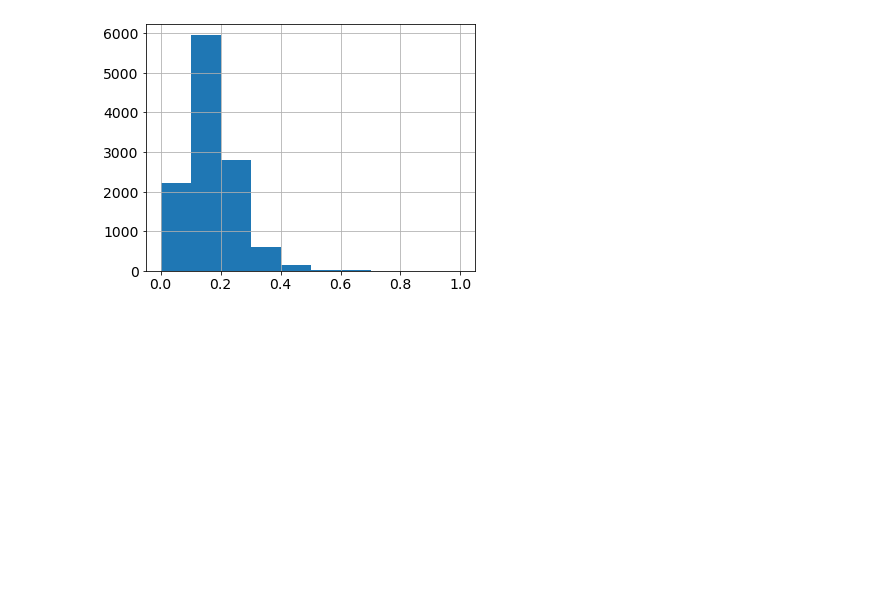
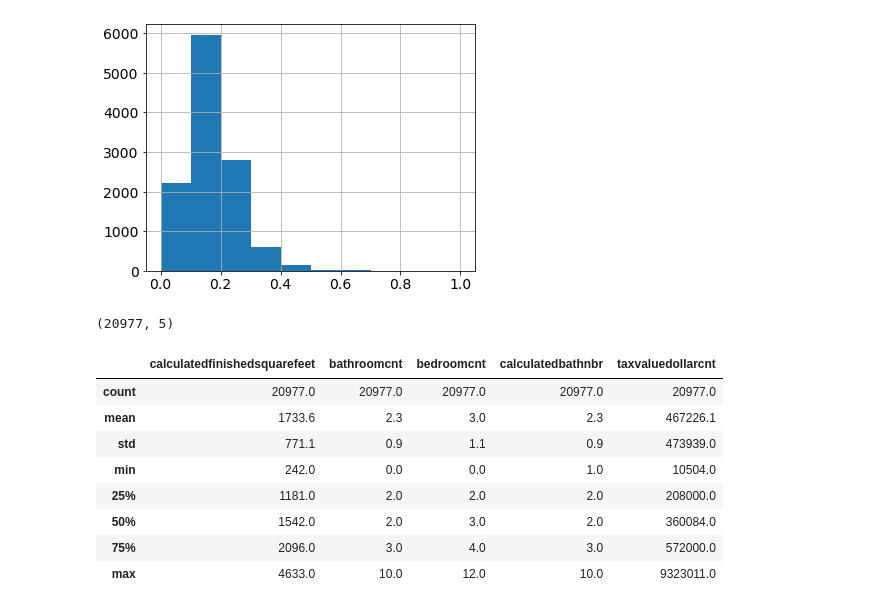
Before and after one commit to AAranda10/regression_project, a Jupyter notebook: explore.ipynb, the cells around one changed output. Drawn from its saved outputs; the diff is of its cells as text; code cells hidden in the pictures; blank space fills up the shorter version.

```diff
--- a/explore.ipynb
+++ b/explore.ipynb
@@ -137,0 +144,16 @@ plt.show()
+# %%
+eval_df.shape
+# %% [output]
+(20977, 5)
+# %%
+eval_df.describe().round(1)
+# %% [output]
+|  | calculatedfinishedsquarefeet | bathroomcnt | bedroomcnt | calculatedbathnbr | taxvaluedollarcnt |
+| count | 20977.0 | 20977.0 | 20977.0 | 20977.0 | 20977.0 |
+| mean | 1733.6 | 2.3 | 3.0 | 2.3 | 467226.1 |
+| std | 771.1 | 0.9 | 1.1 | 0.9 | 473939.0 |
+| min | 242.0 | 0.0 | 0.0 | 1.0 | 10504.0 |
+| 25% | 1181.0 | 2.0 | 2.0 | 2.0 | 208000.0 |
+| 50% | 1542.0 | 2.0 | 3.0 | 2.0 | 360084.0 |
+| 75% | 2096.0 | 3.0 | 4.0 | 3.0 | 572000.0 |
+| max | 4633.0 | 10.0 | 12.0 | 10.0 | 9323011.0 |
```
Also changed, not shown: parts of 19 cells of this notebook.
